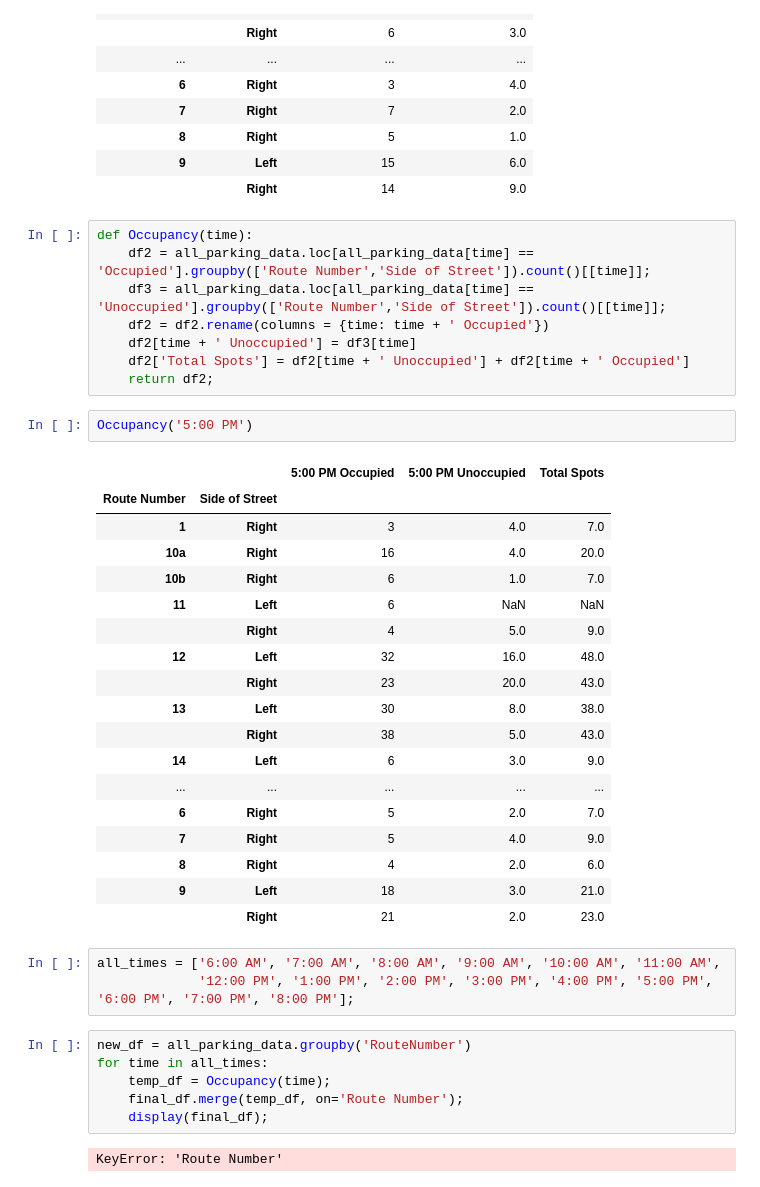
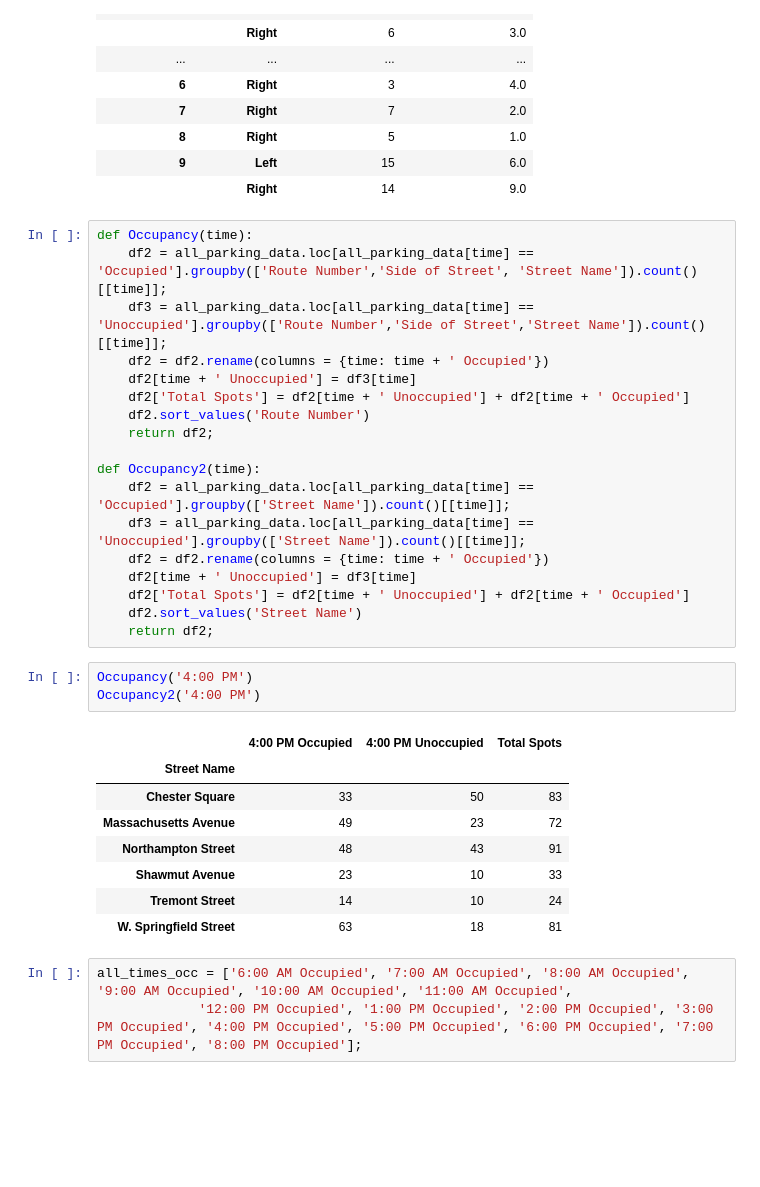
Before and after one commit to Northeastern-DS-4200-F19/project-team-1-parking, a Jupyter notebook: .ipynb, the cells around one changed output. Saved outputs shown, nothing was run; the diff lists cells and outputs as text; blank space fills up the shorter version.

```diff
--- a/.ipynb
+++ b/.ipynb
@@ -107,41 +116,34 @@ df2
 |  | Right | 14 | 9.0 |
 # %%
 def Occupancy(time):
-    df2 = all_parking_data.loc[all_parking_data[time] == 'Occupied'].groupby(['Route Number','Side of Street']).count()[[time]];
-    df3 = all_parking_data.loc[all_parking_data[time] == 'Unoccupied'].groupby(['Route Number','Side of Street']).count()[[time]];
+    df2 = all_parking_data.loc[all_parking_data[time] == 'Occupied'].groupby(['Route Number','Side of Street', 'Street Name']).count()[[time]];
+    df3 = all_parking_data.loc[all_parking_data[time] == 'Unoccupied'].groupby(['Route Number','Side of Street','Street Name']).count()[[time]];
     df2 = df2.rename(columns = {time: time + ' Occupied'})
     df2[time + ' Unoccupied'] = df3[time]
     df2['Total Spots'] = df2[time + ' Unoccupied'] + df2[time + ' Occupied']
+    df2.sort_values('Route Number')
     return df2;
+
+def Occupancy2(time):
+    df2 = all_parking_data.loc[all_parking_data[time] == 'Occupied'].groupby(['Street Name']).count()[[time]];
+    df3 = all_parking_data.loc[all_parking_data[time] == 'Unoccupied'].groupby(['Street Name']).count()[[time]];
+    df2 = df2.rename(columns = {time: time + ' Occupied'})
+    df2[time + ' Unoccupied'] = df3[time]
+    df2['Total Spots'] = df2[time + ' Unoccupied'] + df2[time + ' Occupied']
+    df2.sort_values('Street Name')
+    return df2;
 # %%
-Occupancy('5:00 PM')
+Occupancy('4:00 PM')
+Occupancy2('4:00 PM')
 # %% [output]
-|  |  | 5:00 PM Occupied | 5:00 PM Unoccupied | Total Spots |
-| Route Number | Side of Street |  |  |  |
-| 1 | Right | 3 | 4.0 | 7.0 |
-| 10a | Right | 16 | 4.0 | 20.0 |
-| 10b | Right | 6 | 1.0 | 7.0 |
-| 11 | Left | 6 | NaN | NaN |
-|  | Right | 4 | 5.0 | 9.0 |
-| 12 | Left | 32 | 16.0 | 48.0 |
-|  | Right | 23 | 20.0 | 43.0 |
-| 13 | Left | 30 | 8.0 | 38.0 |
-|  | Right | 38 | 5.0 | 43.0 |
-| 14 | Left | 6 | 3.0 | 9.0 |
-| ... | ... | ... | ... | ... |
-| 6 | Right | 5 | 2.0 | 7.0 |
-| 7 | Right | 5 | 4.0 | 9.0 |
-| 8 | Right | 4 | 2.0 | 6.0 |
-| 9 | Left | 18 | 3.0 | 21.0 |
-|  | Right | 21 | 2.0 | 23.0 |
+|  | 4:00 PM Occupied | 4:00 PM Unoccupied | Total Spots |
+| Street Name |  |  |  |
+| Chester Square | 33 | 50 | 83 |
+| Massachusetts Avenue | 49 | 23 | 72 |
+| Northampton Street | 48 | 43 | 91 |
+| Shawmut Avenue | 23 | 10 | 33 |
+| Tremont Street | 14 | 10 | 24 |
+| W. Springfield Street | 63 | 18 | 81 |
 # %%
-all_times = ['6:00 AM', '7:00 AM', '8:00 AM', '9:00 AM', '10:00 AM', '11:00 AM',
-             '12:00 PM', '1:00 PM', '2:00 PM', '3:00 PM', '4:00 PM', '5:00 PM', '6:00 PM', '7:00 PM', '8:00 PM'];
+all_times_occ = ['6:00 AM Occupied', '7:00 AM Occupied', '8:00 AM Occupied', '9:00 AM Occupied', '10:00 AM Occupied', '11:00 AM Occupied',
+             '12:00 PM Occupied', '1:00 PM Occupied', '2:00 PM Occupied', '3:00 PM Occupied', '4:00 PM Occupied', '5:00 PM Occupied', '6:00 PM Occupied', '7:00 PM Occupied', '8:00 PM Occupied'];
-# %%
-new_df = all_parking_data.groupby('RouteNumber')
-for time in all_times:
-    temp_df = Occupancy(time);
-    final_df.merge(temp_df, on='Route Number');
-    display(final_df);
-# %% [output]
-KeyError: 'Route Number'
```
Also changed, not shown: parts of 3 cells of this notebook, 3 other files.
